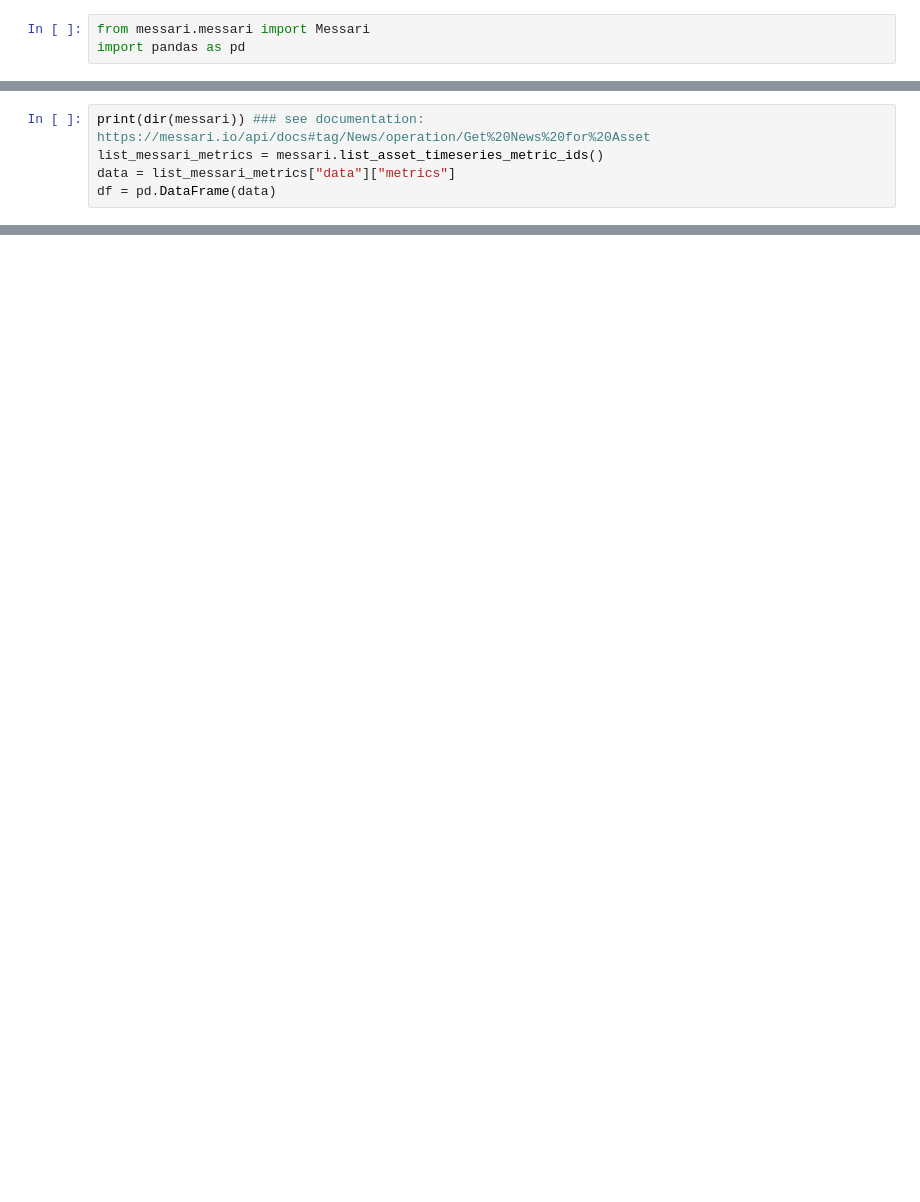
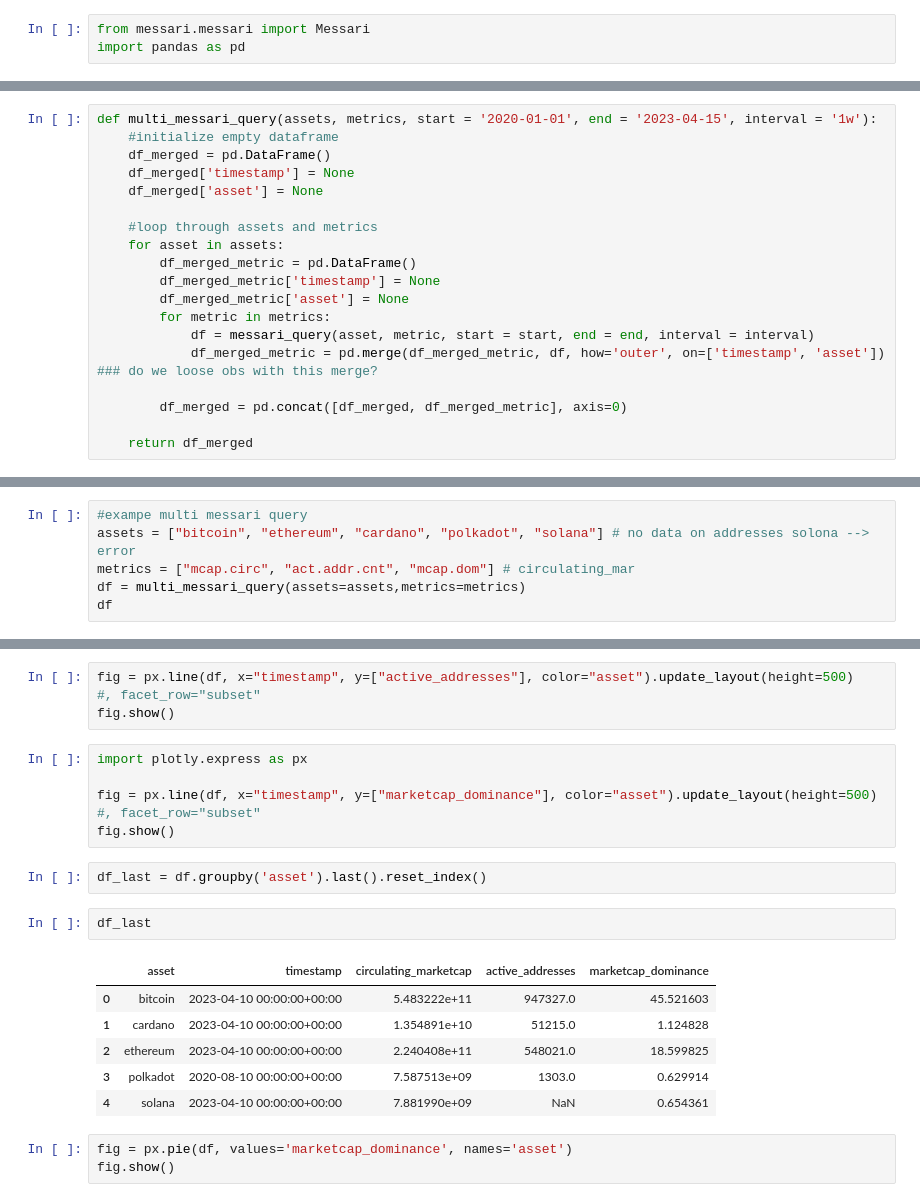
Before and after one commit to swissecon-cryptecon/public_blockchains, a Jupyter notebook: Public_Blockchains.ipynb, the cells around one changed output, grey strips where cells are left out. Drawn from its saved outputs; the diff is of its cells as text; blank space fills up the shorter version.

Commit message:
added multi messari query

```diff
--- a/Public_Blockchains.ipynb
+++ b/Public_Blockchains.ipynb
@@ -21,5 +31,0 @@ timeseries_df
-# %%
-print(dir(messari)) ### see documentation: https://messari.io/api/docs#tag/News/operation/Get%20News%20for%20Asset
-list_messari_metrics = messari.list_asset_timeseries_metric_ids()
-data = list_messari_metrics["data"]["metrics"]
-df = pd.DataFrame(data)
@@ -27,0 +93,19 @@ sply.circ
+# %%
+def multi_messari_query(assets, metrics, start = '2020-01-01', end = '2023-04-15', interval = '1w'):
+    #initialize empty dataframe
+    df_merged = pd.DataFrame()
+    df_merged['timestamp'] = None
+    df_merged['asset'] = None
+
+    #loop through assets and metrics
+    for asset in assets:
+        df_merged_metric = pd.DataFrame()
+        df_merged_metric['timestamp'] = None
+        df_merged_metric['asset'] = None
+        for metric in metrics:
+            df = messari_query(asset, metric, start = start, end = end, interval = interval)
+            df_merged_metric = pd.merge(df_merged_metric, df, how='outer', on=['timestamp', 'asset'])  ### do we loose obs with this merge?
+
+        df_merged = pd.concat([df_merged, df_merged_metric], axis=0)
+
+    return df_merged
@@ -27,0 +122,6 @@ sply.circ
+# %%
+#exampe multi messari query
+assets = ["bitcoin", "ethereum", "cardano", "polkadot", "solana"] # no data on addresses solona --> error
+metrics = ["mcap.circ", "act.addr.cnt", "mcap.dom"] # circulating_mar
+df = multi_messari_query(assets=assets,metrics=metrics)
+df
@@ -27,0 +144,22 @@ sply.circ
+# %%
+fig = px.line(df, x="timestamp", y=["active_addresses"], color="asset").update_layout(height=500)   #, facet_row="subset"
+fig.show()
+# %%
+import plotly.express as px
+
+fig = px.line(df, x="timestamp", y=["marketcap_dominance"], color="asset").update_layout(height=500)   #, facet_row="subset"
+fig.show()
+# %%
+df_last = df.groupby('asset').last().reset_index()
+# %%
+df_last
+# %% [output]
+|  | asset | timestamp | circulating_marketcap | active_addresses | marketcap_dominance |
+| 0 | bitcoin | 2023-04-10 00:00:00+00:00 | 5.483222e+11 | 947327.0 | 45.521603 |
+| 1 | cardano | 2023-04-10 00:00:00+00:00 | 1.354891e+10 | 51215.0 | 1.124828 |
+| 2 | ethereum | 2023-04-10 00:00:00+00:00 | 2.240408e+11 | 548021.0 | 18.599825 |
+| 3 | polkadot | 2020-08-10 00:00:00+00:00 | 7.587513e+09 | 1303.0 | 0.629914 |
+| 4 | solana | 2023-04-10 00:00:00+00:00 | 7.881990e+09 | NaN | 0.654361 |
+# %%
+fig = px.pie(df, values='marketcap_dominance', names='asset')
+fig.show()
```
Also changed, not shown: parts of 9 cells of this notebook, 1 other file.
